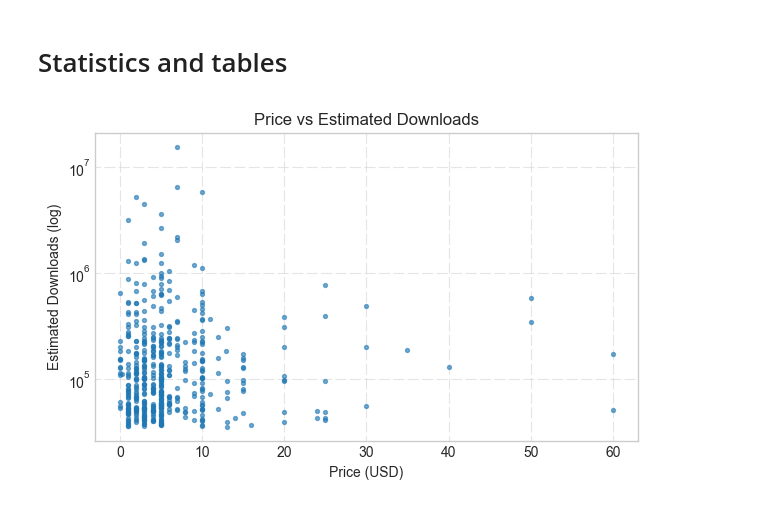
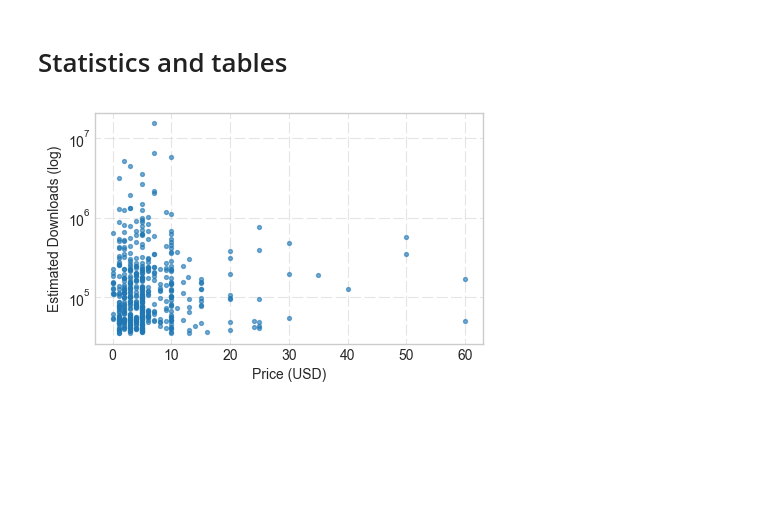
Before and after one commit to guidomagnani/empirical-IO-ps, a Jupyter notebook: src/Code.ipynb, the cells around one changed output. Saved outputs shown, nothing was run; the diff lists cells and outputs as text; code cells hidden in the pictures; blank space fills up the shorter version.

```diff
--- a/src/Code.ipynb
+++ b/src/Code.ipynb
@@ -211,17 +210,16 @@ summary = summary.map(smart_format)
 summary.to_latex("../output/tables/numeric_summary.tex", float_format="%.2f")
 # %%
 #Scatter plot for price vs estimated downloads
-plt.figure(figsize=(7, 4))
+plt.figure(figsize=(5, 3))
 plt.grid(alpha = 0.5, ls = (5, (10, 3)))
 
 plt.scatter(data=full_df, x='price', y='estimated_downloads', alpha=0.6, s=8)
 
 plt.yscale('log')
 plt.xlabel('Price (USD)')
 plt.ylabel('Estimated Downloads (log)')
-plt.title('Price vs Estimated Downloads')
 
 plt.savefig('../output/plots/price_vs_downloads.png', dpi=300, bbox_inches='tight')
 plt.show()
 # %% [output]
-[figure, old version]
+[figure, new version]
```
Also changed, not shown: parts of 1 cell of this notebook, 2 other files.
